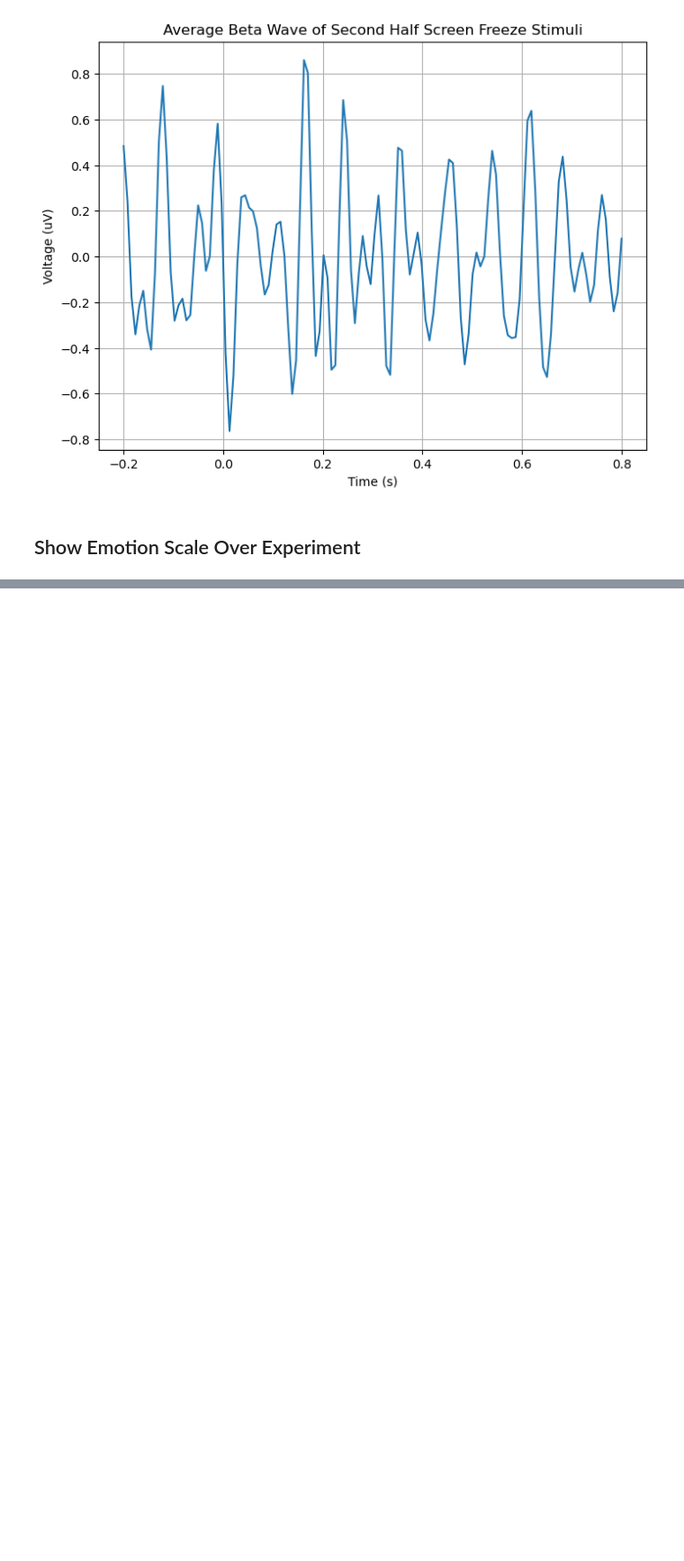
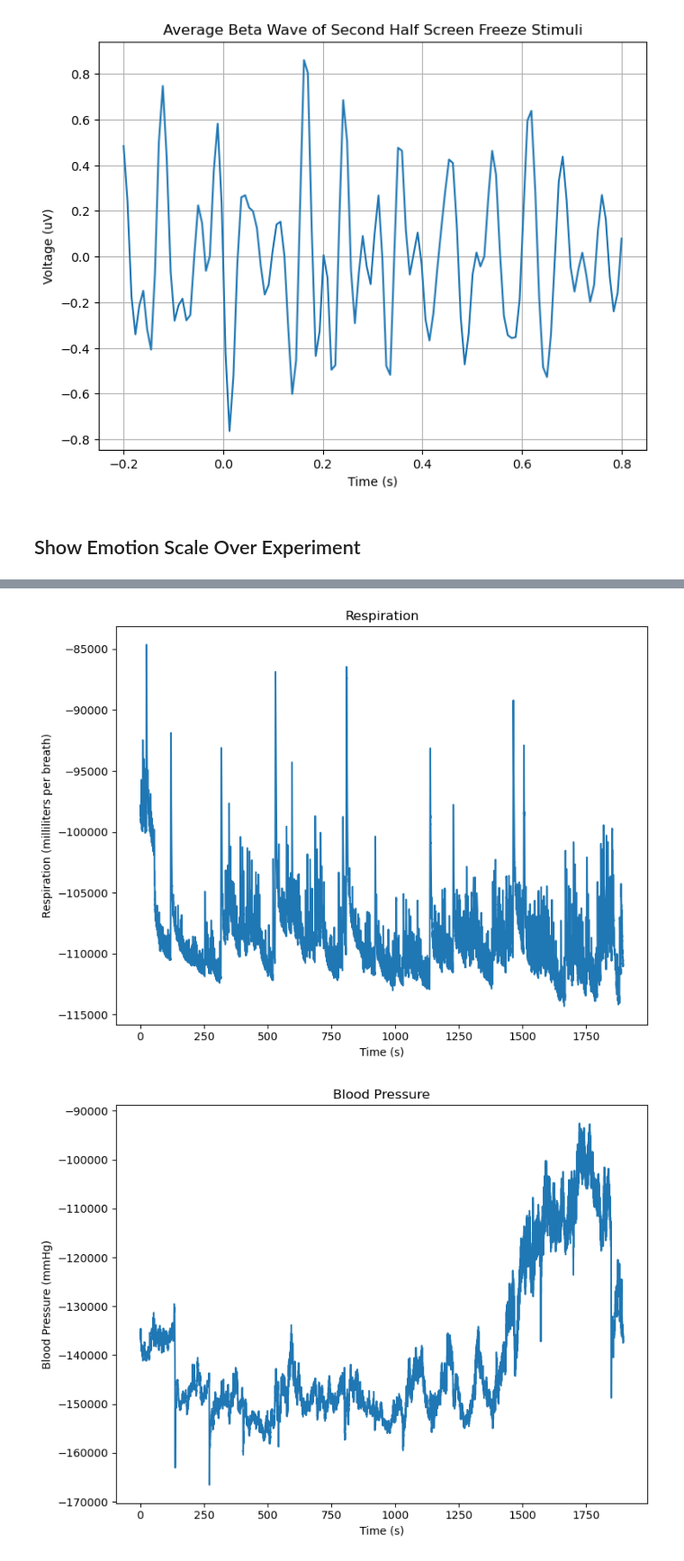
Before and after one commit to jeff-yc-wong/BCI_Project, a Jupyter notebook: eeg_analysis.ipynb, the cells around one changed output, grey strips where cells are left out. Shown at 90% size. Cells and saved outputs as stored; diff of their text form; code cells hidden in the pictures; blank space fills up the shorter version.

```diff
--- a/eeg_analysis.ipynb
+++ b/eeg_analysis.ipynb
@@ -743,0 +1000,54 @@ plt.show()
+# %%
+import numpy as np
+import matplotlib.pyplot as plt
+import scipy.io
+
+# Function to load and process the data
+def process_mat_file(file_path):
+    mat = scipy.io.loadmat(file_path)
+    X = mat['X'][:, 3191:]
+    return X
+
+# Load and process the data
+X = process_mat_file('data/S00.mat')
+
+# Extract data for blood pressure, heart rate, and respiration
+resp_data = X[44]  # Row 45 for respiration
+bp_data = X[45]    # Row 46 for blood pressure
+temp_data = X[46]  # Row 47 for temperature
+
+# Time axis
+time = np.arange(len(resp_data)) / 128  # Assuming sampling frequency of 128 Hz
+
+# Calculate the range of each signal
+resp_range = np.ptp(resp_data)  # Peak-to-peak range of respiration data
+bp_range = np.ptp(bp_data)      # Peak-to-peak range of blood pressure data
+temp_range = np.ptp(temp_data)  # Peak-to-peak range of temperature data
+
+# Plot the data for each channel in separate figures
+plt.figure(figsize=(8, 6))
+plt.plot(time, resp_data)
+plt.title('Respiration')
+plt.xlabel('Time (s)')
+plt.ylabel('Respiration (milliliters per breath)')
+plt.tight_layout()
+plt.show()
+
+plt.figure(figsize=(8, 6))
+plt.plot(time, bp_data)
+plt.title('Blood Pressure')
+plt.xlabel('Time (s)')
+plt.ylabel('Blood Pressure (mmHg)')
+plt.tight_layout()
+plt.show()
+
+plt.figure(figsize=(8, 6))
+plt.plot(time, temp_data)
+plt.title('Temperature')
+plt.xlabel('Time (s)')
+plt.ylabel('Temperature (°C)')
+plt.tight_layout()
+plt.show()
+# %% [output]
+[figure, added]
+[figure, added]
```
Also changed, not shown: parts of 5 cells of this notebook, 1 other file.
